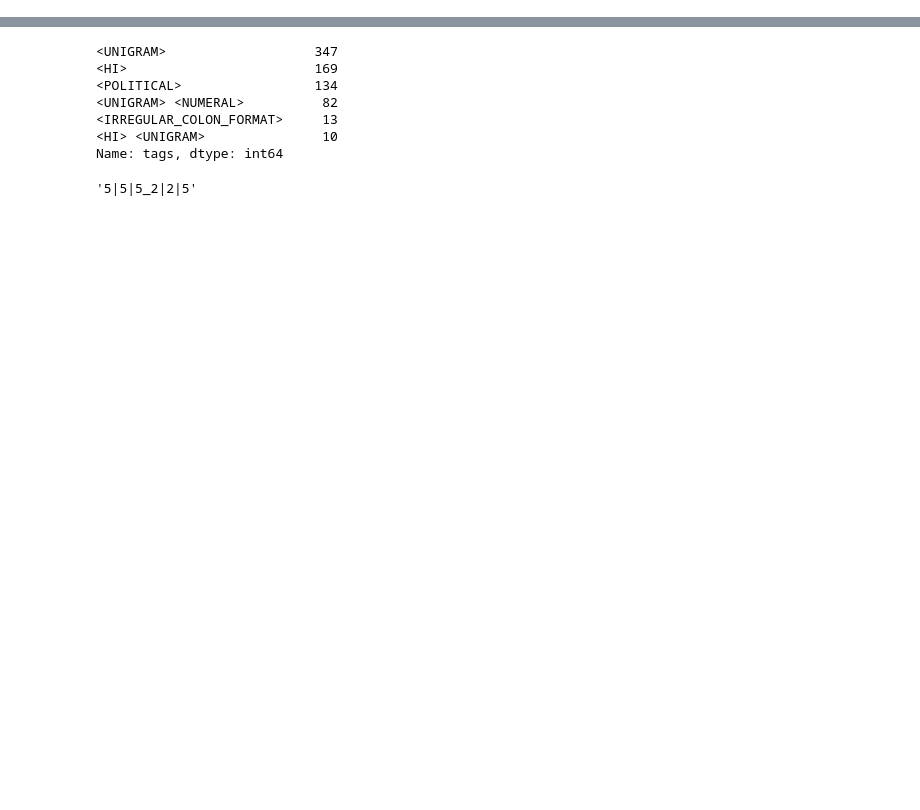
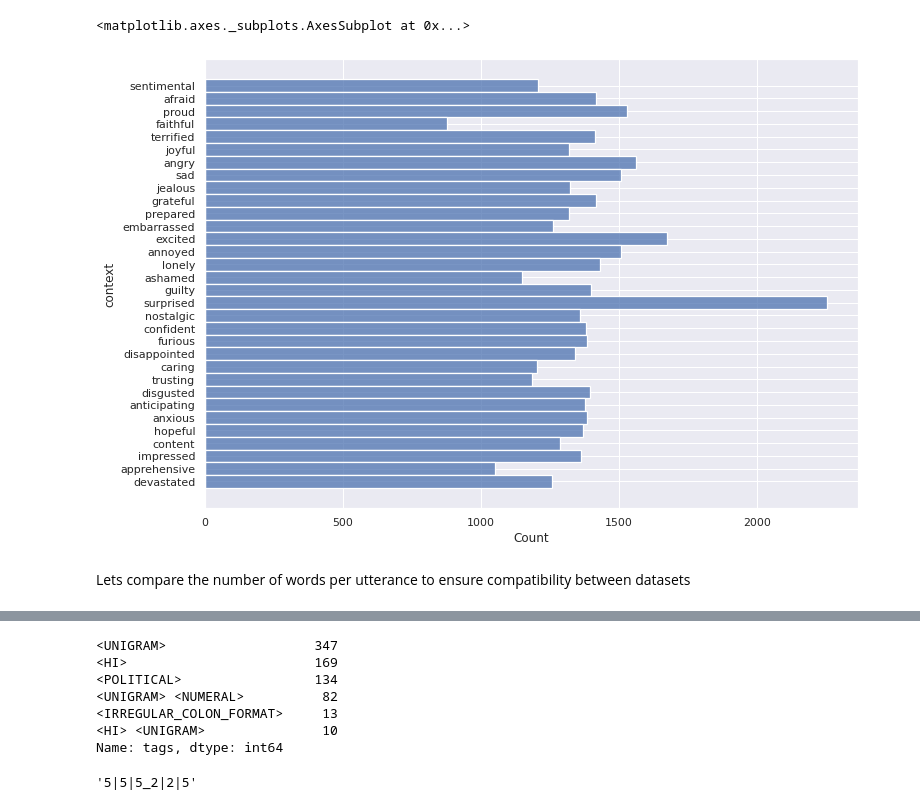
Before and after one commit to wilmeragsgh/philia, a Jupyter notebook: experiments/eda.ipynb, the cells around one changed output, grey strips where cells are left out. Cells and saved outputs as stored; diff of their text form; code cells hidden in the pictures; blank space fills up the shorter version.

```diff
--- a/experiments/eda.ipynb
+++ b/experiments/eda.ipynb
@@ -12,0 +109,4 @@ df.head()
+# %%
+emotion_data = empdialogues_train[(empdialogues_train["utterance_idx"] % 2) == 1]
+emotion_data = emotion_data[["utterance", "context"]]
+emotion_data.head()
@@ -12,0 +120,7 @@ df.head()
+# %%
+sns.histplot(emotion_data, y="context")
+# %% [output]
+<matplotlib.axes._subplots.AxesSubplot at 0x...>
+[figure, added]
+# %% [markdown]
+Lets compare the number of words per utterance to ensure compatibility between datasets
```
Also changed, not shown: parts of 83 cells of this notebook.
